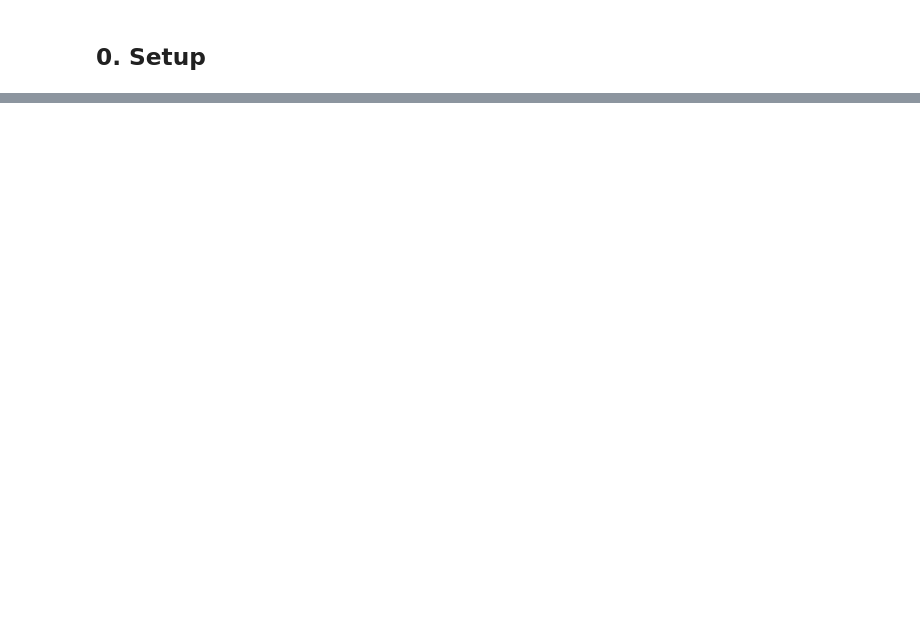
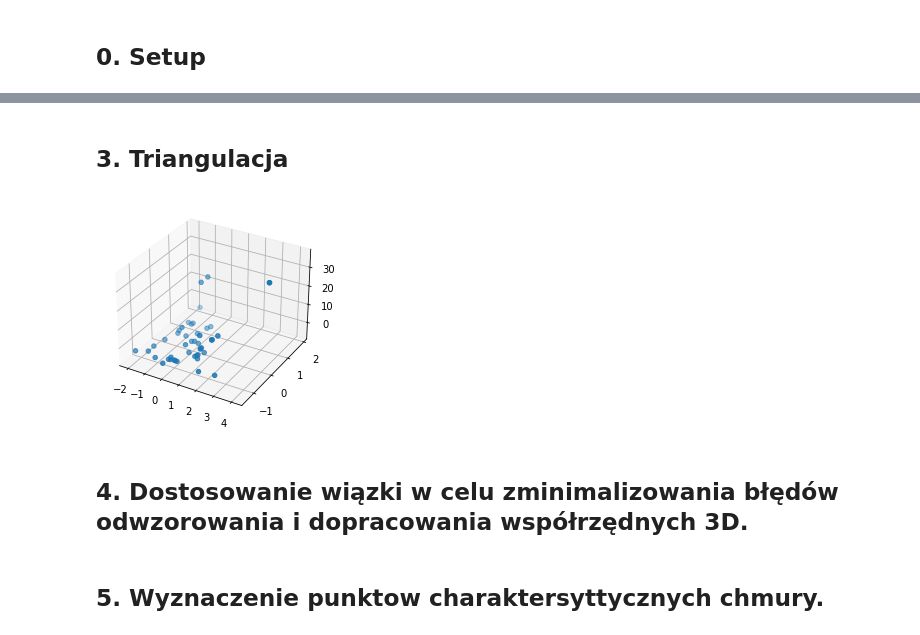
Before and after one commit to karpinskiJ/swiz_building_3D_reconstruction, a Jupyter notebook: main.ipynb, the cells around one changed output, grey strips where cells are left out. Drawn from its saved outputs; the diff is of its cells as text; code cells hidden in the pictures; blank space fills up the shorter version.

```diff
--- a/main.ipynb
+++ b/main.ipynb
@@ -174,0 +27,12 @@ cameras = [Camera(cp) for cp in cameras_params]
+# %% [markdown]
+## 3. Triangulacja
+# %%
+points4D = lib.triangulate_points(cameras[index1], cameras[index2], points1, points2)
+fig = plt.figure()
+ax = fig.add_subplot(111, projection='3d')
+ax.scatter(points4D[0], points4D[1], points4D[2])
+plt.show()
+# %% [output]
+[figure, added]
+# %% [markdown]
+## 4. Dostosowanie wiązki w celu zminimalizowania błędów odwzorowania i dopracowania współrzędnych 3D.
@@ -174,0 +46,2 @@ cameras = [Camera(cp) for cp in cameras_params]
+# %% [markdown]
+## 5. Wyznaczenie punktow charaktersyttycznych chmury.
```
Also changed, not shown: parts of 12 cells of this notebook, 1 other file.
